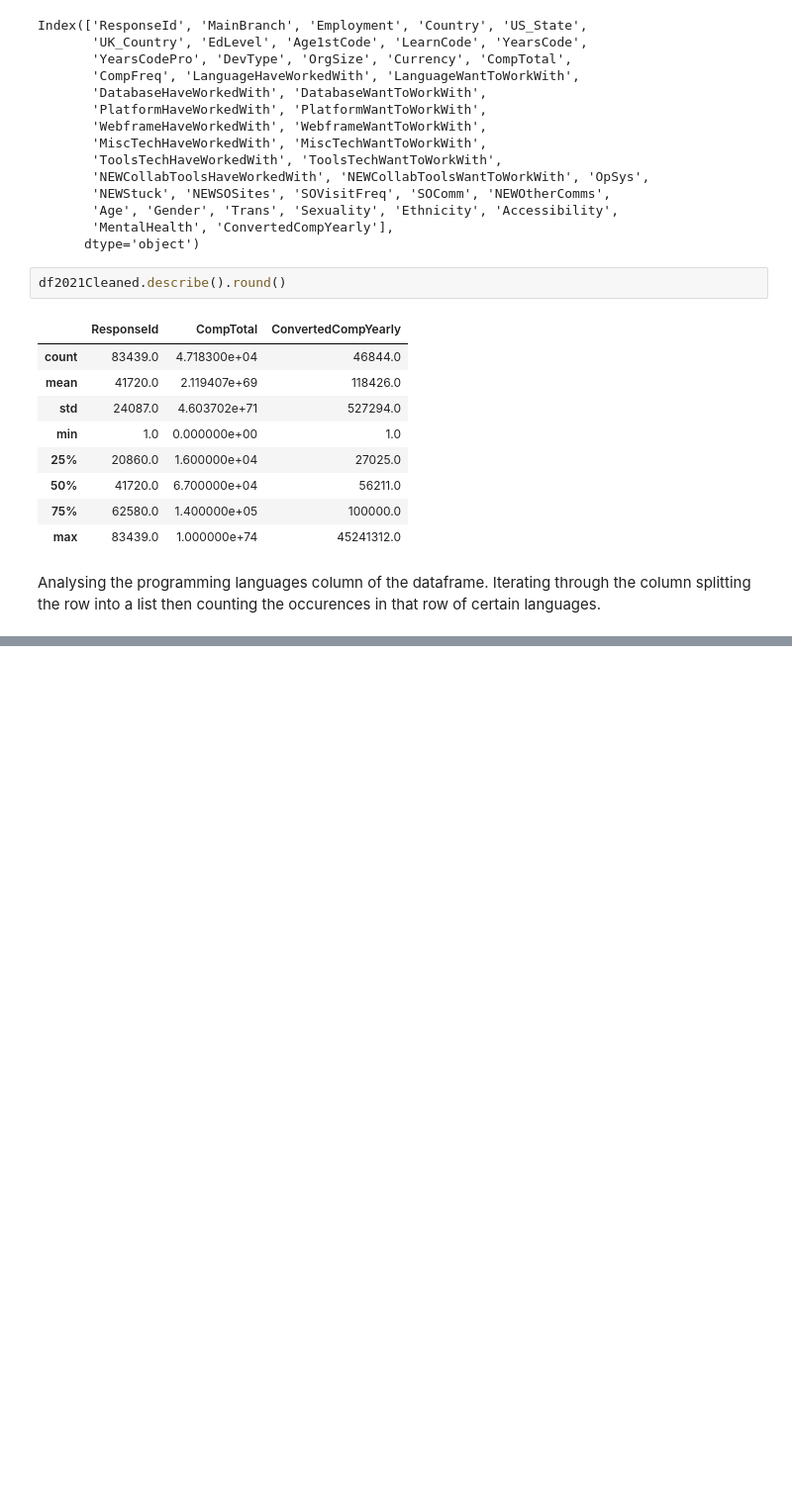
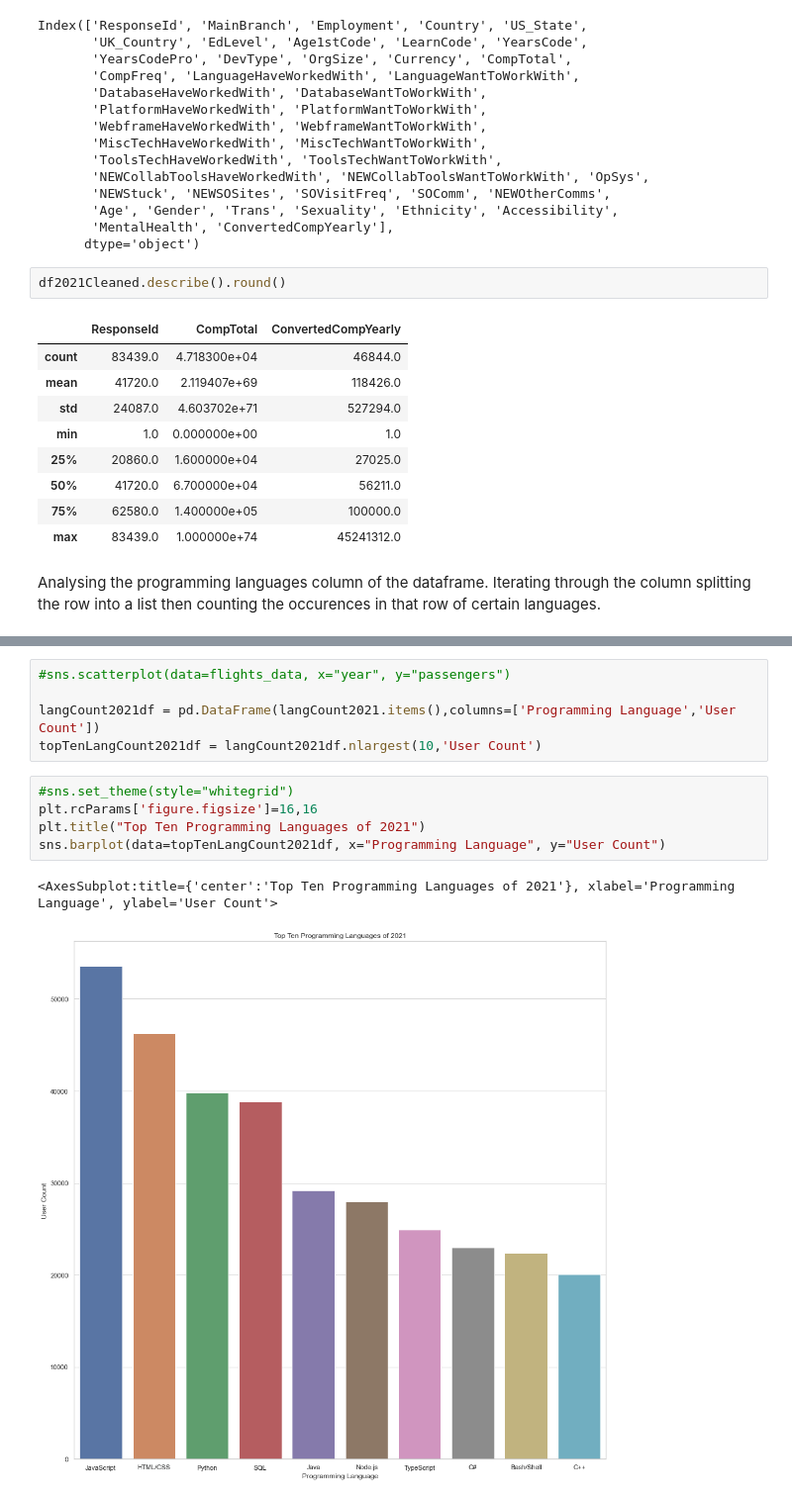
Before and after one commit to data301-2021-winter1/project-group13-project, a Jupyter notebook: notebooks/analysis1.ipynb, the cells around one changed output, grey strips where cells are left out. Shown: that part at 99% size. Saved outputs shown, nothing was run; the diff lists cells and outputs as text; blank space fills up the shorter version.

Commit message:
Learning to plot
Did a barplot of the top ten languages of 2021

```diff
--- a/notebooks/analysis1.ipynb
+++ b/notebooks/analysis1.ipynb
@@ -188,0 +178,13 @@ The unique values:  ['None of the above' nan
+# %%
+#sns.scatterplot(data=flights_data, x="year", y="passengers")
+
+langCount2021df = pd.DataFrame(langCount2021.items(),columns=['Programming Language','User Count'])
+topTenLangCount2021df = langCount2021df.nlargest(10,'User Count')
+# %%
+#sns.set_theme(style="whitegrid")
+plt.rcParams['figure.figsize']=16,16
+plt.title("Top Ten Programming Languages of 2021")
+sns.barplot(data=topTenLangCount2021df, x="Programming Language", y="User Count")
+# %% [output]
+<AxesSubplot:title={'center':'Top Ten Programming Languages of 2021'}, xlabel='Programming Language', ylabel='User Count'>
+[figure, added]
```
Also changed, not shown: parts of 5 cells of this notebook, 1 other file.
